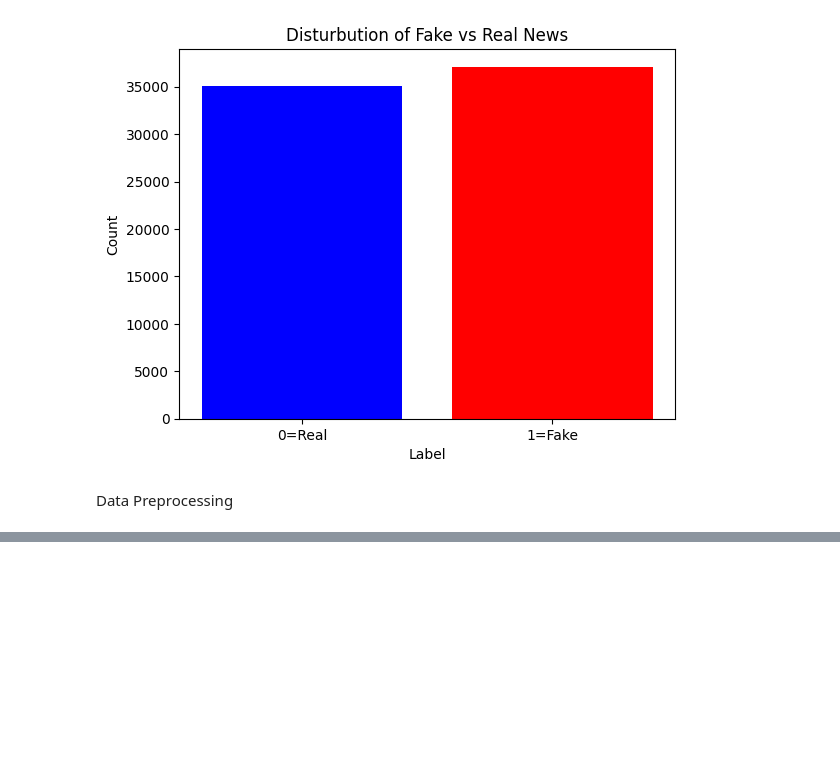
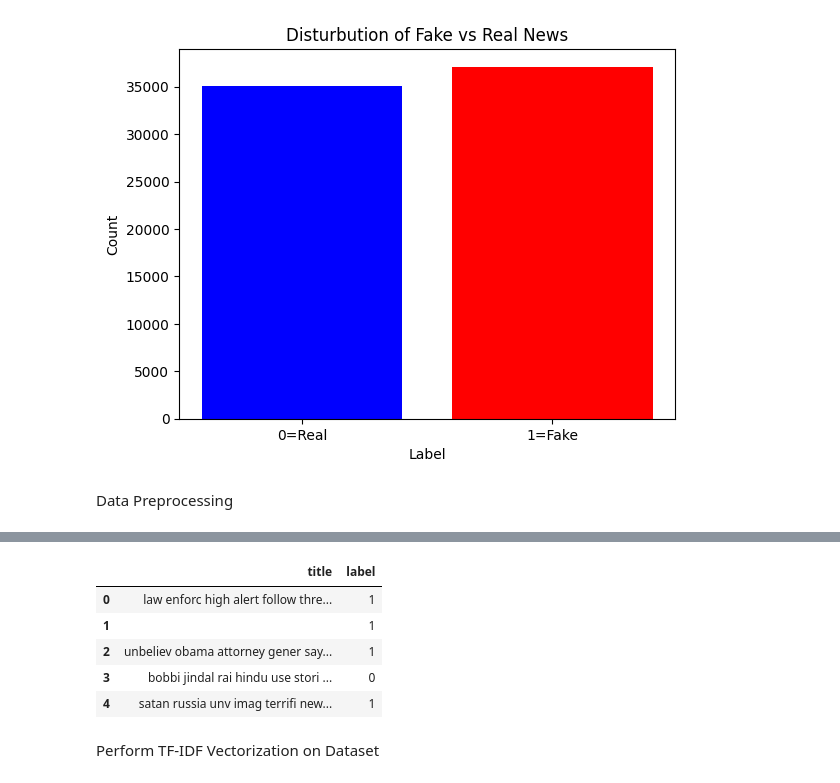
Before and after one commit to MustafaAlyouzbaki/CISC452-Group-Project, a Jupyter notebook: Project.ipynb, the cells around one changed output, grey strips where cells are left out. Saved outputs shown, nothing was run; the diff lists cells and outputs as text; code cells hidden in the pictures; blank space fills up the shorter version.

Commit message:
vectorization and splitting

```diff
--- a/Project.ipynb
+++ b/Project.ipynb
@@ -120 +120,14 @@ df.head()
 | 4 | satan russia unv imag terrifi new... | The RS-28 Sarmat missile, dubbed ... | 1 |
+# %%
+# Drop Text Column
+
+df.drop(columns=['text'], inplace=True, axis=1)
+
+df.head()
+# %% [output]
+|  | title | label |
+| 0 | law enforc high alert follow thre... | 1 |
+| 1 |  | 1 |
+| 2 | unbeliev obama attorney gener say... | 1 |
+| 3 | bobbi jindal rai hindu use stori ... | 0 |
+| 4 | satan russia unv imag terrifi new... | 1 |
@@ -120,0 +139,2 @@ df.head()
+# %% [markdown]
+Perform TF-IDF Vectorization on Dataset
```
Also changed, not shown: parts of 6 cells of this notebook.
